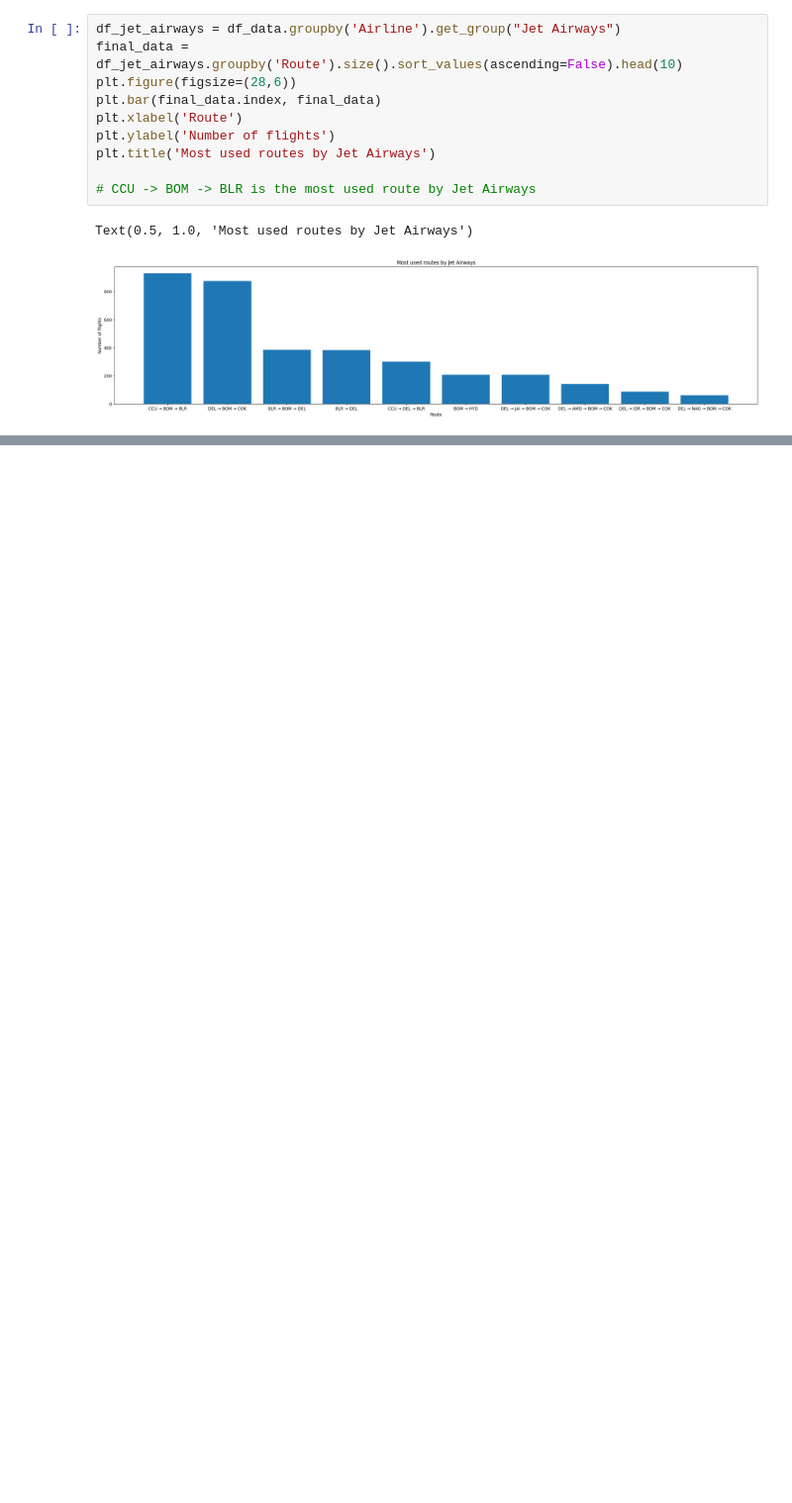
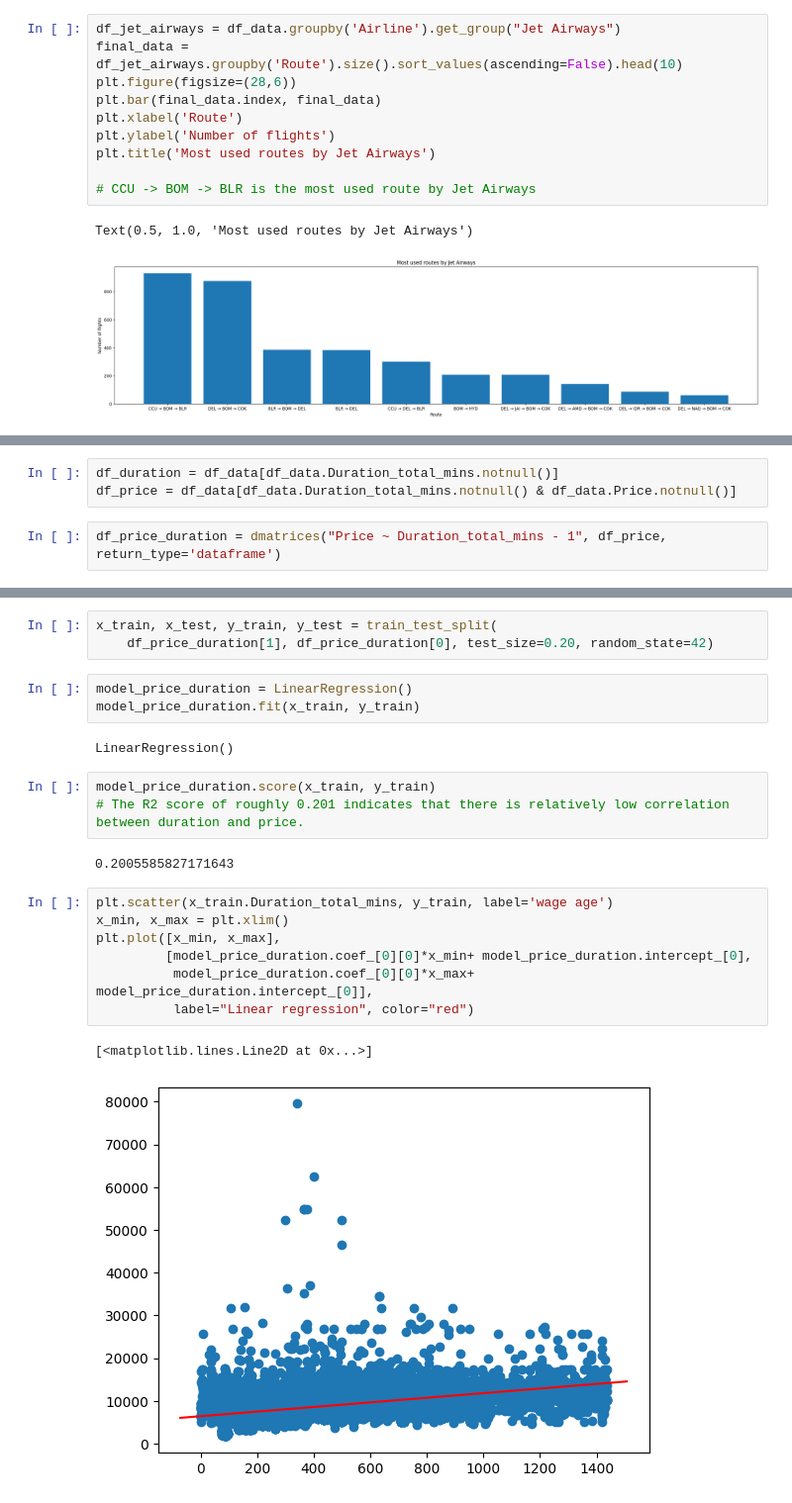
Before and after one commit to loganfu06/09_data_science_logan_jonathan, a Jupyter notebook: airlines.ipynb, the cells around one changed output, grey strips where cells are left out. Shown: that part at 99% size. Drawn from its saved outputs; the diff is of its cells as text; blank space fills up the shorter version.

```diff
--- a/airlines.ipynb
+++ b/airlines.ipynb
@@ -318,0 +324,5 @@ Text(0.5, 1.0, 'Most used routes by Jet Airways')
+# %%
+df_duration = df_data[df_data.Duration_total_mins.notnull()]
+df_price = df_data[df_data.Duration_total_mins.notnull() & df_data.Price.notnull()]
+# %%
+df_price_duration = dmatrices("Price ~ Duration_total_mins - 1", df_price, return_type='dataframe')
@@ -318,0 +349,23 @@ Text(0.5, 1.0, 'Most used routes by Jet Airways')
+# %%
+x_train, x_test, y_train, y_test = train_test_split(
+    df_price_duration[1], df_price_duration[0], test_size=0.20, random_state=42)
+# %%
+model_price_duration = LinearRegression()
+model_price_duration.fit(x_train, y_train)
+# %% [output]
+LinearRegression()
+# %%
+model_price_duration.score(x_train, y_train)
+# The R2 score of roughly 0.201 indicates that there is relatively low correlation between duration and price.
+# %% [output]
+0.2005585827171643
+# %%
+plt.scatter(x_train.Duration_total_mins, y_train, label='wage age')
+x_min, x_max = plt.xlim()
+plt.plot([x_min, x_max],
+         [model_price_duration.coef_[0][0]*x_min+ model_price_duration.intercept_[0],
+          model_price_duration.coef_[0][0]*x_max+ model_price_duration.intercept_[0]],
+          label="Linear regression", color="red")
+# %% [output]
+[<matplotlib.lines.Line2D at 0x...>]
+[figure, added]
```
Also changed, not shown: parts of 4 cells of this notebook, 1 other file.
